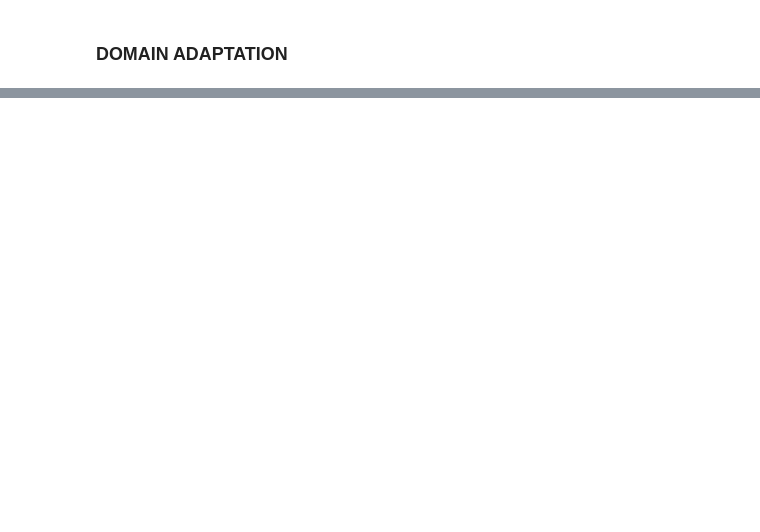
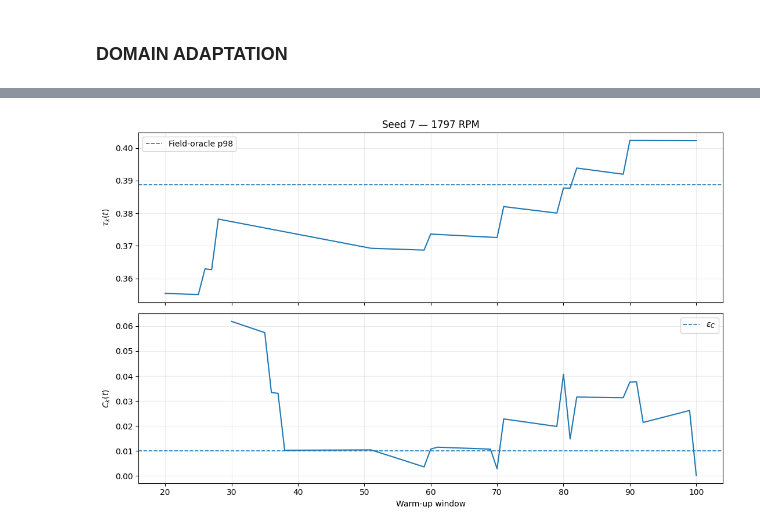
Before and after one commit to eduardodisanti/inverse_problem, a Jupyter notebook: journal_paper/bearing_autoencoder_cwru_per_asset.ipynb, the cells around one changed output, grey strips where cells are left out. Cells and saved outputs as stored; diff of their text form; code cells hidden in the pictures; blank space fills up the shorter version.

```diff
--- a/journal_paper/bearing_autoencoder_cwru_per_asset.ipynb
+++ b/journal_paper/bearing_autoencoder_cwru_per_asset.ipynb
@@ -2432,0 +2543,20 @@ for bearing_id in [1730, 1750, 1772, 1797]:
+# %%
+trace = warmup_traces[("1797", 7)]
+
+tau_history = trace["tau_history"]
+
+convergence_trace = operational_radius_convergence_trace(
+    tau_history,
+    lookback=CONVERGENCE_LOOKBACK,
+)
+
+print("Final tau:", trace["tau_online"])
+print("Oracle:", trace["tau_field_oracle"])
+print("Finite tau values:", np.sum(np.isfinite(tau_history)))
+print("Minimum convergence statistic:", np.nanmin(convergence_trace))
+print("Last 20 tau values:")
+print(tau_history[-20:])
+print("Last 20 convergence values:")
+print(convergence_trace[-20:])
+
+print(convergence_trace[-20:])
@@ -2432,0 +2582,33 @@ for bearing_id in [1730, 1750, 1772, 1797]:
+# %%
+fig, axes = plt.subplots(2, 1, figsize=(11, 7), sharex=True)
+
+steps = np.arange(1, len(tau_history) + 1)
+
+axes[0].plot(steps, tau_history, linewidth=1.5)
+axes[0].axhline(
+    trace["tau_field_oracle"],
+    linestyle="--",
+    linewidth=1.2,
+    label="Field-oracle p98",
+)
+axes[0].set_ylabel(r"$\tau_k(t)$")
+axes[0].set_title("Seed 7 — 1797 RPM")
+axes[0].legend()
+axes[0].grid(alpha=0.25)
+
+axes[1].plot(steps, convergence_trace, linewidth=1.5)
+axes[1].axhline(
+    CONVERGENCE_TOLERANCE,
+    linestyle="--",
+    linewidth=1.2,
+    label=r"$\varepsilon_C$",
+)
+axes[1].set_xlabel("Warm-up window")
+axes[1].set_ylabel(r"$C_k(t)$")
+axes[1].legend()
+axes[1].grid(alpha=0.25)
+
+plt.tight_layout()
+plt.show()
+# %% [output]
+[figure, added]
```
Also changed, not shown: parts of 17 cells of this notebook, 9 other files.
